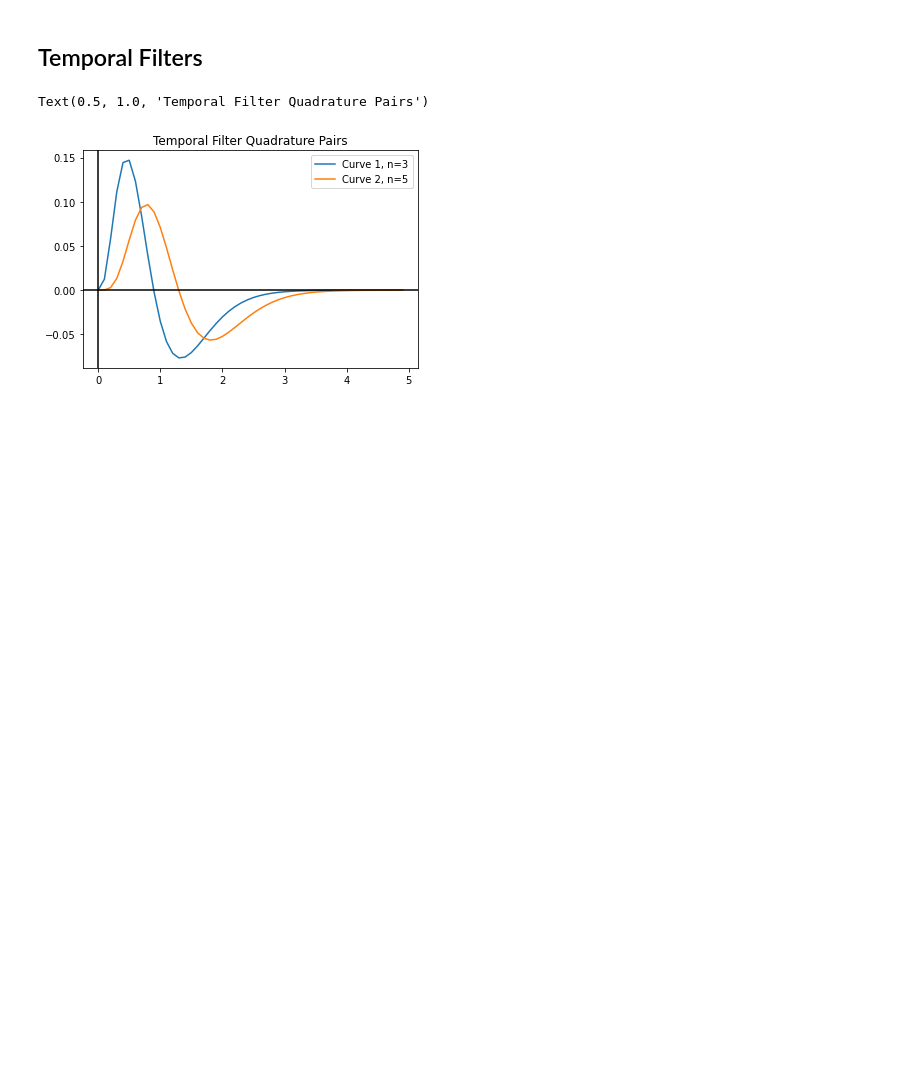
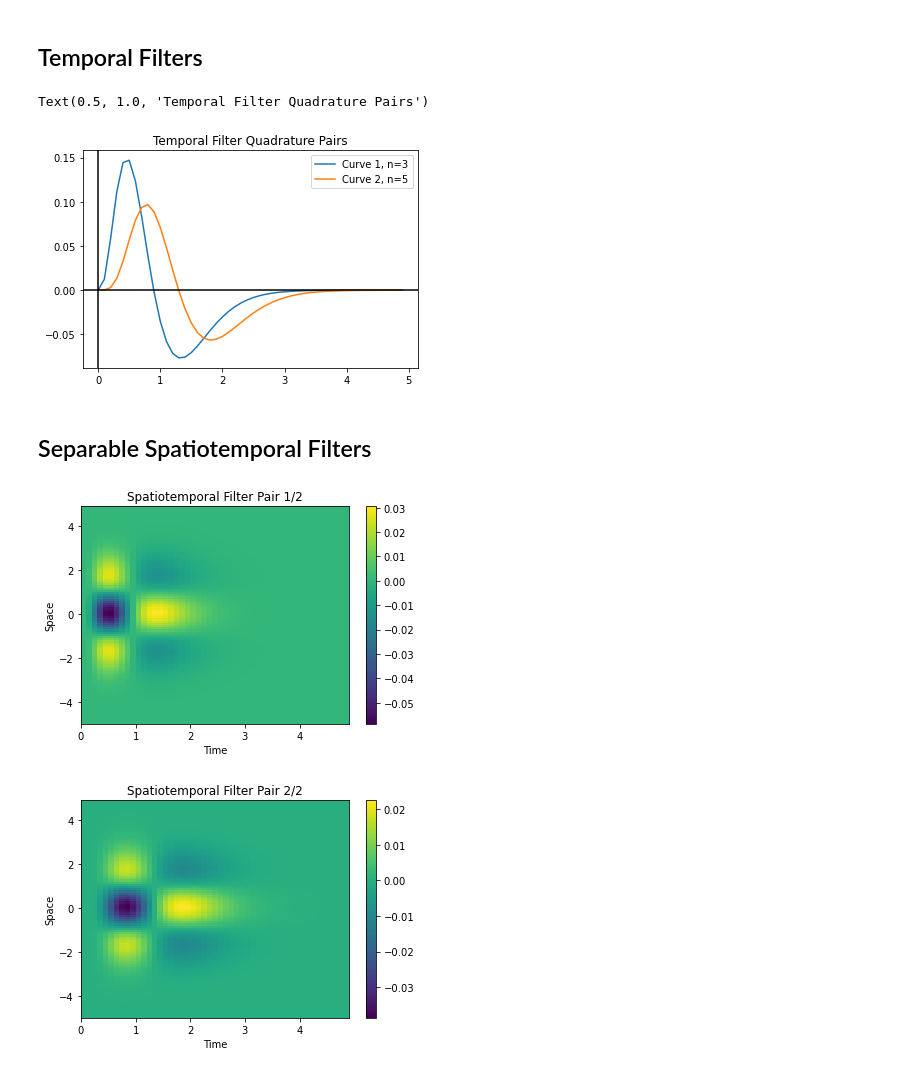
Before and after one commit to vdutell/linearfiltering, a Jupyter notebook: adelsonbergen1984.ipynb, the cells around one changed output. Drawn from its saved outputs; the diff is of its cells as text; code cells hidden in the pictures; blank space fills up the shorter version.

Commit message:
separable spatiotemporal filters

```diff
--- a/adelsonbergen1984.ipynb
+++ b/adelsonbergen1984.ipynb
@@ -93,3 +93,54 @@ plt.title("Temporal Filter Quadrature Pairs")
 # %% [output]
 Text(0.5, 1.0, 'Temporal Filter Quadrature Pairs')
 [figure]
+# %% [markdown]
+## Separable Spatiotemporal Filters
+# %%
+def spatiotemporal_filter(x,t, n=3, k=1, order=2):
+    #spatial component
+    if order == 2:
+        #second derivative of gaussian
+        spatial_response = (np.exp(-(x**2/2))*(-1+x)*(1+x))/np.sqrt(2*np.pi)
+    elif order == 3:
+        #third derivative of gaussian
+        spatial_response = -(np.exp(-(x**2/2))*x*(-3+x**2))/np.sqrt(2*np.pi)
+    else:
+        print('Must be 2nd or 3rd order!')
+
+    #temporal component
+    a = (k*t)**n
+    b = np.exp(-k*t)
+    c = (1/np.math.factorial(n))-((k*t)**2)/(np.math.factorial(n+2))
+    temporal_response = a*b*c
+
+    #combine two
+    response = spatial_response * temporal_response
+
+    return response
+
+
+space = np.arange(-5,5,0.1)
+times = np.arange(0,5,0.1)
+s,t = np.meshgrid(space,times)
+
+#
+st_response_1 = spatiotemporal_filter(s,t, n=3, k=5).T
+st_response_2 = spatiotemporal_filter(s,t, n=5, k=5).T
+#plot
+plt.pcolormesh(times,space,st_response_1)
+plt.xlabel('Time')
+plt.ylabel('Space')
+plt.colorbar()
+plt.title("Spatiotemporal Filter Pair 1/2")
+plt.show()
+
+#plot
+plt.pcolormesh(times,space,st_response_2)
+plt.xlabel('Time')
+plt.ylabel('Space')
+plt.colorbar()
+plt.title("Spatiotemporal Filter Pair 2/2")
+plt.show()
+# %% [output]
+[figure, added]
+[figure, added]
```
